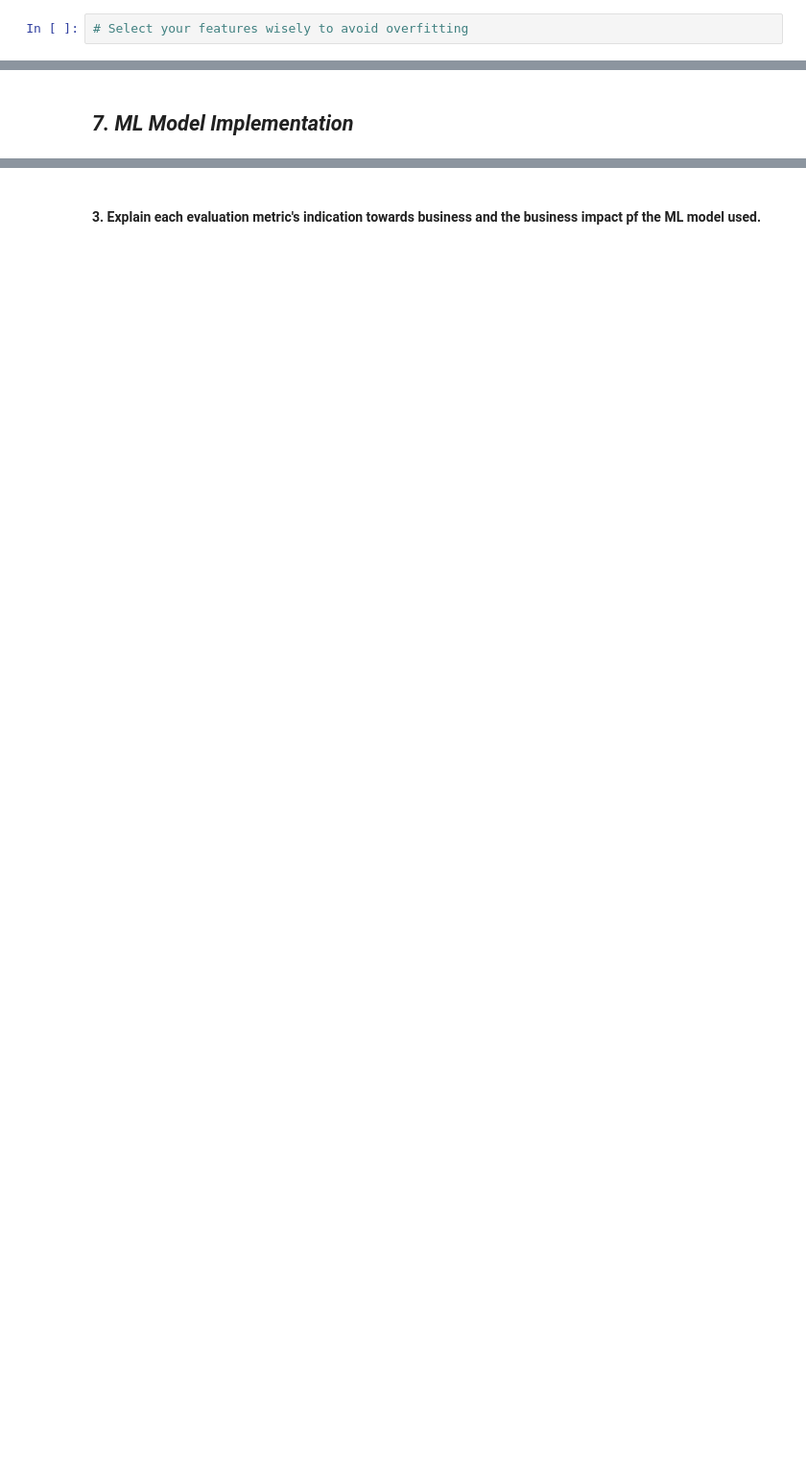
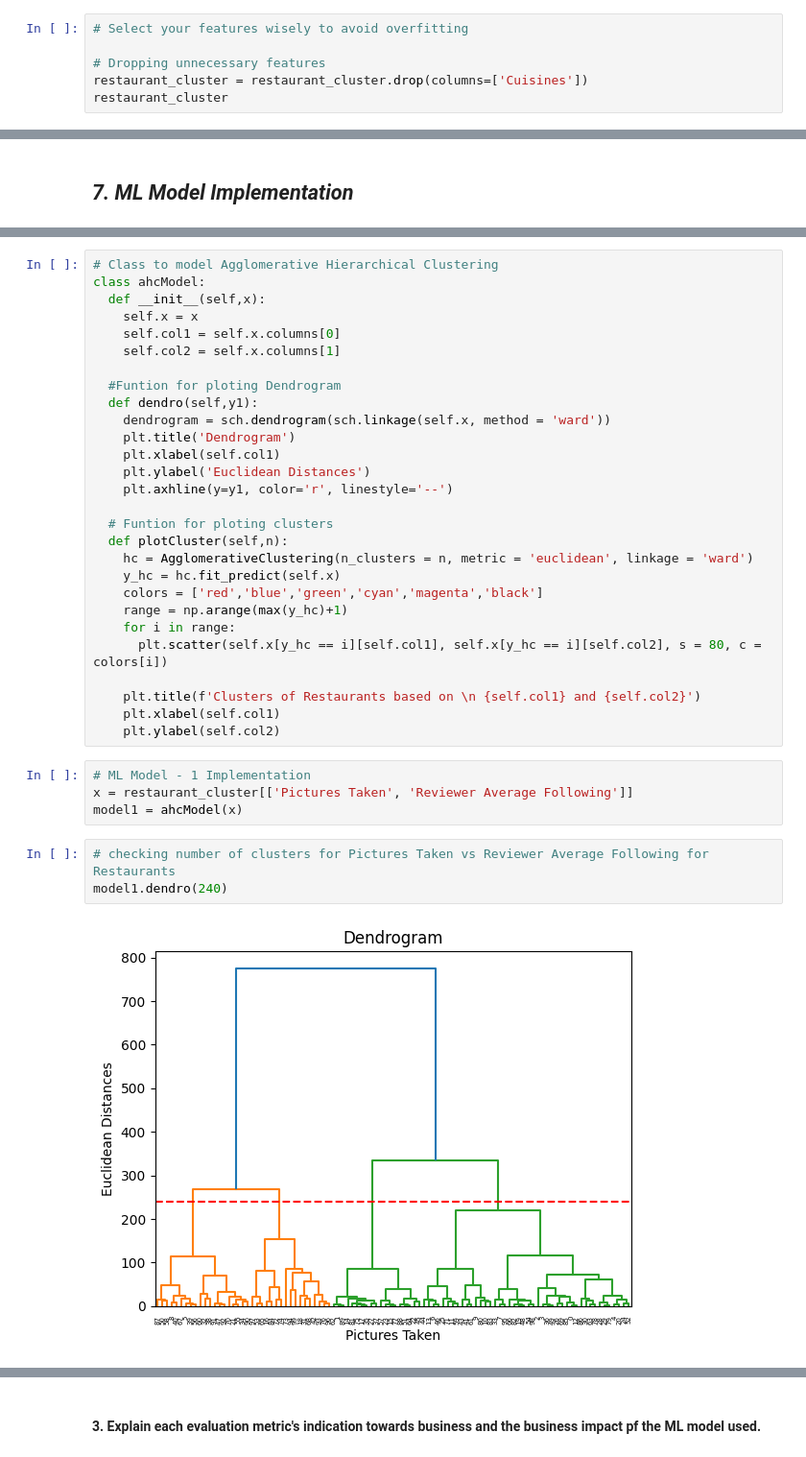
Before and after one commit to RayedShamim/Zomato-Restaurant-and-Reviews-Analysis, a Jupyter notebook: Zomato_Restaurant_and_Reviews_Unsupervised_ML_Analysis.ipynb, the cells around one changed output, grey strips where cells are left out. Shown at 96% size. Drawn from its saved outputs; the diff is of its cells as text; blank space fills up the shorter version.

```diff
--- a/Zomato_Restaurant_and_Reviews_Unsupervised_ML_Analysis.ipynb
+++ b/Zomato_Restaurant_and_Reviews_Unsupervised_ML_Analysis.ipynb
@@ -1280,3 +1737,7 @@ Answer Here.
 #### 2. Feature Selection
 # %%
 # Select your features wisely to avoid overfitting
+
+# Dropping unnecessary features
+restaurant_cluster = restaurant_cluster.drop(columns=['Cuisines'])
+restaurant_cluster
@@ -1386,0 +1776,37 @@ Answer Here.
+# %%
+# Class to model Agglomerative Hierarchical Clustering
+class ahcModel:
+  def __init__(self,x):
+    self.x = x
+    self.col1 = self.x.columns[0]
+    self.col2 = self.x.columns[1]
+
+  #Funtion for ploting Dendrogram
+  def dendro(self,y1):
+    dendrogram = sch.dendrogram(sch.linkage(self.x, method = 'ward'))
+    plt.title('Dendrogram')
+    plt.xlabel(self.col1)
+    plt.ylabel('Euclidean Distances')
+    plt.axhline(y=y1, color='r', linestyle='--')
+
+  # Funtion for ploting clusters
+  def plotCluster(self,n):
+    hc = AgglomerativeClustering(n_clusters = n, metric = 'euclidean', linkage = 'ward')
+    y_hc = hc.fit_predict(self.x)
+    colors = ['red','blue','green','cyan','magenta','black']
+    range = np.arange(max(y_hc)+1)
+    for i in range:
+      plt.scatter(self.x[y_hc == i][self.col1], self.x[y_hc == i][self.col2], s = 80, c = colors[i])
+
+    plt.title(f'Clusters of Restaurants based on \n {self.col1} and {self.col2}')
+    plt.xlabel(self.col1)
+    plt.ylabel(self.col2)
+# %%
+# ML Model - 1 Implementation
+x = restaurant_cluster[['Pictures Taken', 'Reviewer Average Following']]
+model1 = ahcModel(x)
+# %%
+# checking number of clusters for Pictures Taken vs Reviewer Average Following for Restaurants
+model1.dendro(240)
+# %% [output]
+[figure, added]
```
Also changed, not shown: parts of 175 cells of this notebook.
